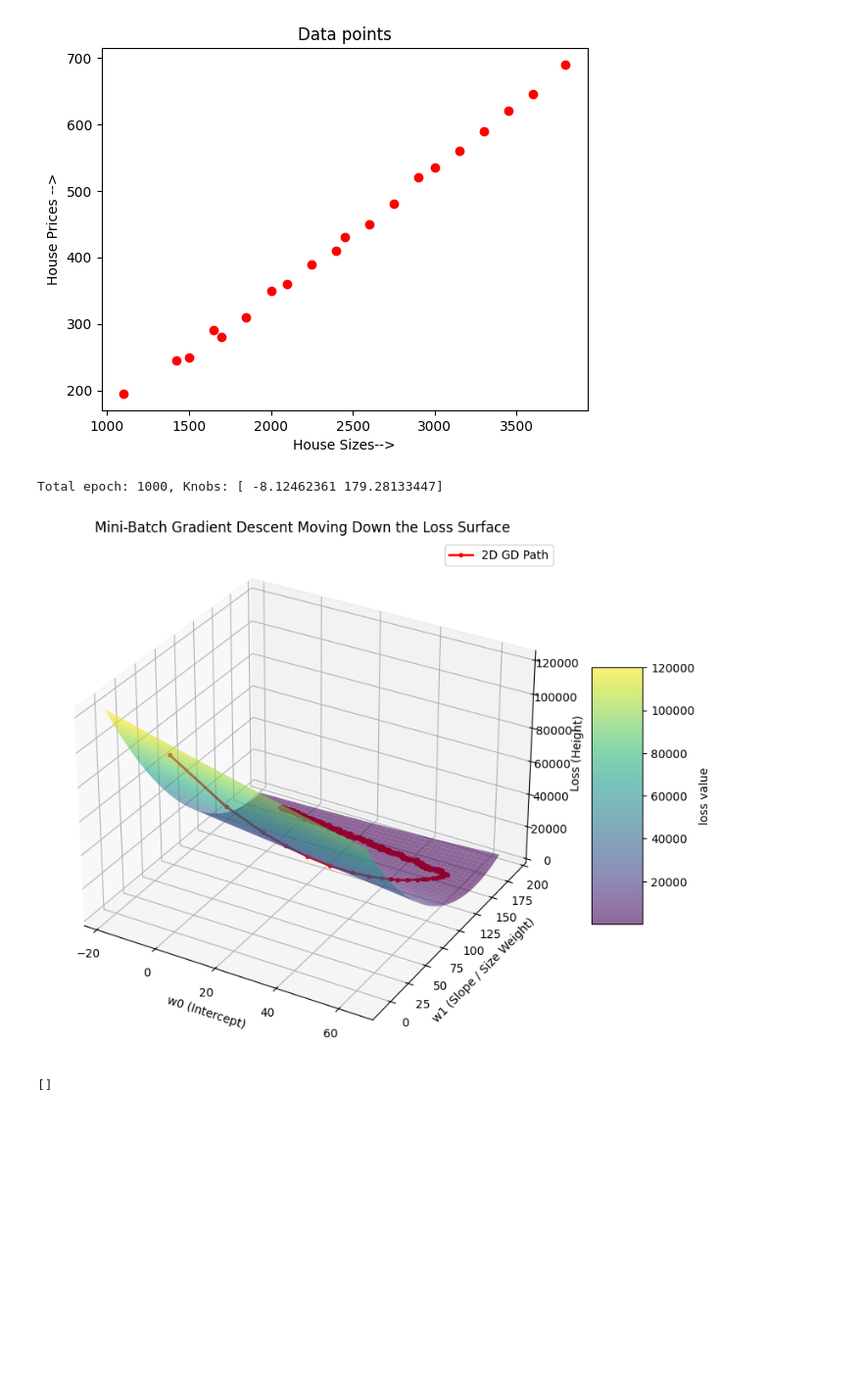
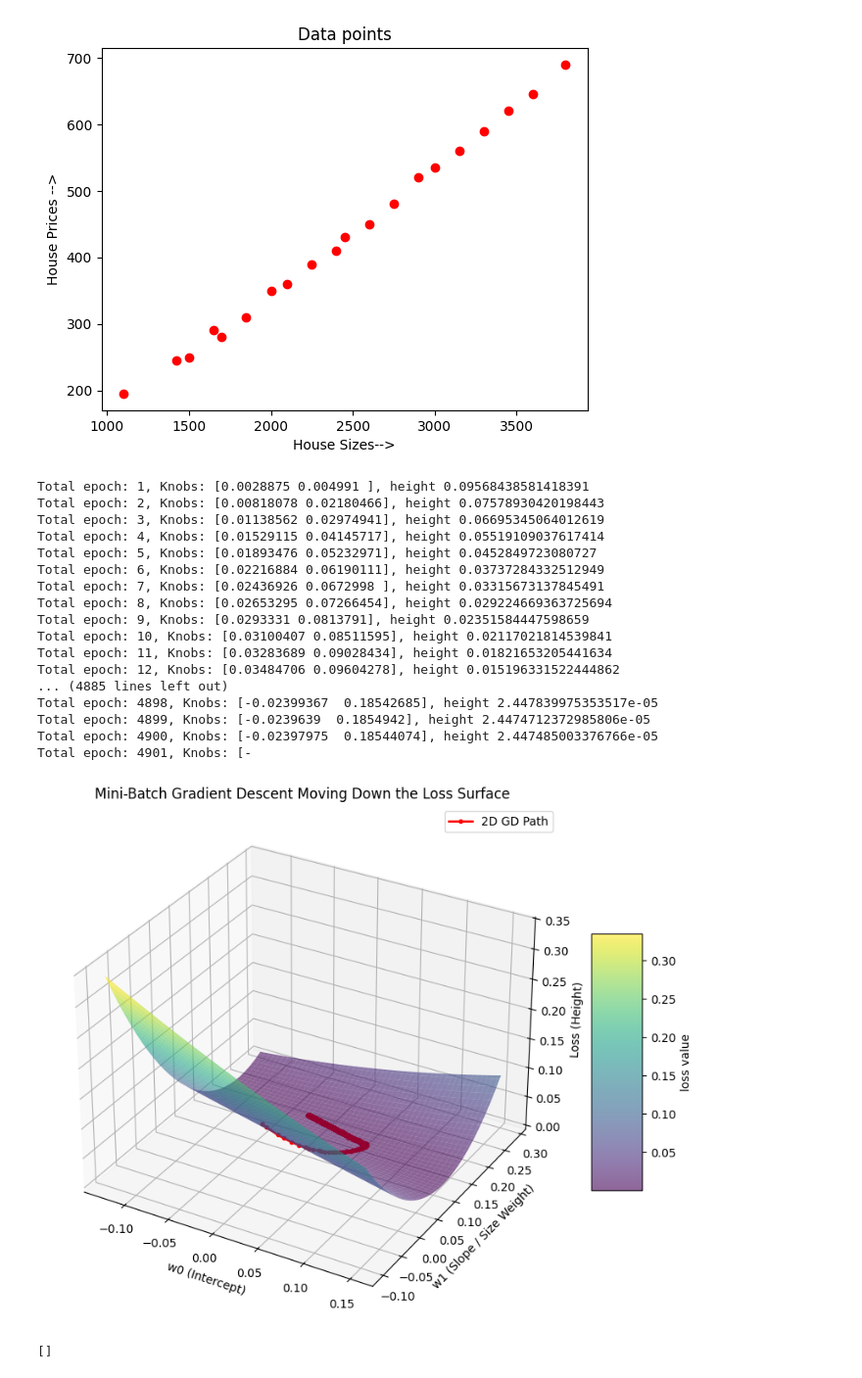
Before and after one commit to GWSuryaYT/ML-Practice, a Jupyter notebook: Real world Applications of Optimization Methods/regression-mini-batch-gradient-decent.ipynb, the cells around one changed output. Shown at 98% size. Cells and saved outputs as stored; diff of their text form; code cells hidden in the pictures; blank space fills up the shorter version.

```diff
--- a/Real world Applications of Optimization Methods/regression-mini-batch-gradient-decent.ipynb
+++ b/Real world Applications of Optimization Methods/regression-mini-batch-gradient-decent.ipynb
@@ -26,12 +26,12 @@ plt.show()
 [figure]
 # %%
 x = [i/1000 for i in house_size] #house size
-y = house_price
+y = [i/1000 for i in house_price]
 
 tol = 1e-6
-max_iter = 1000
+max_iter = 10000
 k = 0
-alpha = 0.02
+alpha = 0.01
 length = len(x)
 w= np.array([0,0])
 history_of_w0 = [w[0]]
@@ -76,7 +76,7 @@ def mini_batch_gradient(w0, w1, batch_size = 4):
 
 
 
-while max_iter > k:
+while np.linalg.norm(mini_batch_gradient(w[0],w[1],batch_size=4))>tol and max_iter>k:
 
     #direction =
     direction = -mini_batch_gradient(w0=w[0], w1=w[1], batch_size=4)
@@ -92,40 +92,56 @@ while max_iter > k:
 
     k +=1
 
-print(f'Total epoch: {k}, Knobs: {w}')
+    print(f'Total epoch: {k}, Knobs: {w}, height {l(w[0], w[1], length=length)}')
 
 
 #plotting the gradient decent:
 fig = plt.figure(figsize=(10,8))
 ax = fig.add_subplot(projection='3d')
 
-X_surf = np.linspace(min(history_of_w0)-10, max(history_of_w0)+10, 100)
-Y_surf = np.linspace(min(history_of_w1)-10, max(history_of_w1)+10, 100)
+X_surf = np.linspace(min(history_of_w0)-0.1, max(history_of_w0)+0.1, 100)
+Y_surf = np.linspace(min(history_of_w1)-0.1, max(history_of_w1)+0.1, 100)
 X,Y = np.meshgrid(X_surf, Y_surf)
 Z = l(X,Y, length= length)
 
 surf = ax.plot_surface(X,Y,Z,cmap='viridis', alpha=0.6) #the 3d land
 fig.colorbar(surf, ax=ax, shrink= 0.5, aspect=5, label='loss value')
 
 ax.plot(history_of_w0, history_of_w1, history_of_Z, color = 'Red', marker='.', linewidth = 2,label='2D GD Path')
 
 ax.set_xlabel('w0 (Intercept)')
 ax.set_ylabel('w1 (Slope / Size Weight)')
 ax.set_zlabel('Loss (Height)')
 ax.set_title('Mini-Batch Gradient Descent Moving Down the Loss Surface')
 ax.legend()
 plt.show()
 
 
 
 #plotting the line:
 plt.scatter(x,y, color='Red', marker='o')
 
 X = np.linspace(1,4,100)
 Y = w[0] + w[1] * X
 plt.plot(X,Y, color='Green')
 plt.plot()
 # %% [output]
-Total epoch: 1000, Knobs: [ -8.12462361 179.28133447]
+Total epoch: 1, Knobs: [0.0028875 0.004991 ], height 0.09568438581418391
+Total epoch: 2, Knobs: [0.00818078 0.02180466], height 0.07578930420198443
+Total epoch: 3, Knobs: [0.01138562 0.02974941], height 0.06695345064012619
+Total epoch: 4, Knobs: [0.01529115 0.04145717], height 0.05519109037617414
+Total epoch: 5, Knobs: [0.01893476 0.05232971], height 0.0452849723080727
+Total epoch: 6, Knobs: [0.02216884 0.06190111], height 0.03737284332512949
+Total epoch: 7, Knobs: [0.02436926 0.0672998 ], height 0.03315673137845491
+Total epoch: 8, Knobs: [0.02653295 0.07266454], height 0.029224669363725694
+Total epoch: 9, Knobs: [0.0293331 0.0813791], height 0.02351584447598659
+Total epoch: 10, Knobs: [0.03100407 0.08511595], height 0.02117021814539841
+Total epoch: 11, Knobs: [0.03283689 0.09028434], height 0.01821653205441634
+Total epoch: 12, Knobs: [0.03484706 0.09604278], height 0.015196331522444862
+... (4885 lines left out)
+Total epoch: 4898, Knobs: [-0.02399367  0.18542685], height 2.447839975353517e-05
+Total epoch: 4899, Knobs: [-0.0239639  0.1854942], height 2.4474712372985806e-05
+Total epoch: 4900, Knobs: [-0.02397975  0.18544074], height 2.447485003376766e-05
+Total epoch: 4901, Knobs: [-
-[figure, old version]
+[figure, new version]
 []
```
Also changed, not shown: parts of 1 cell of this notebook.
